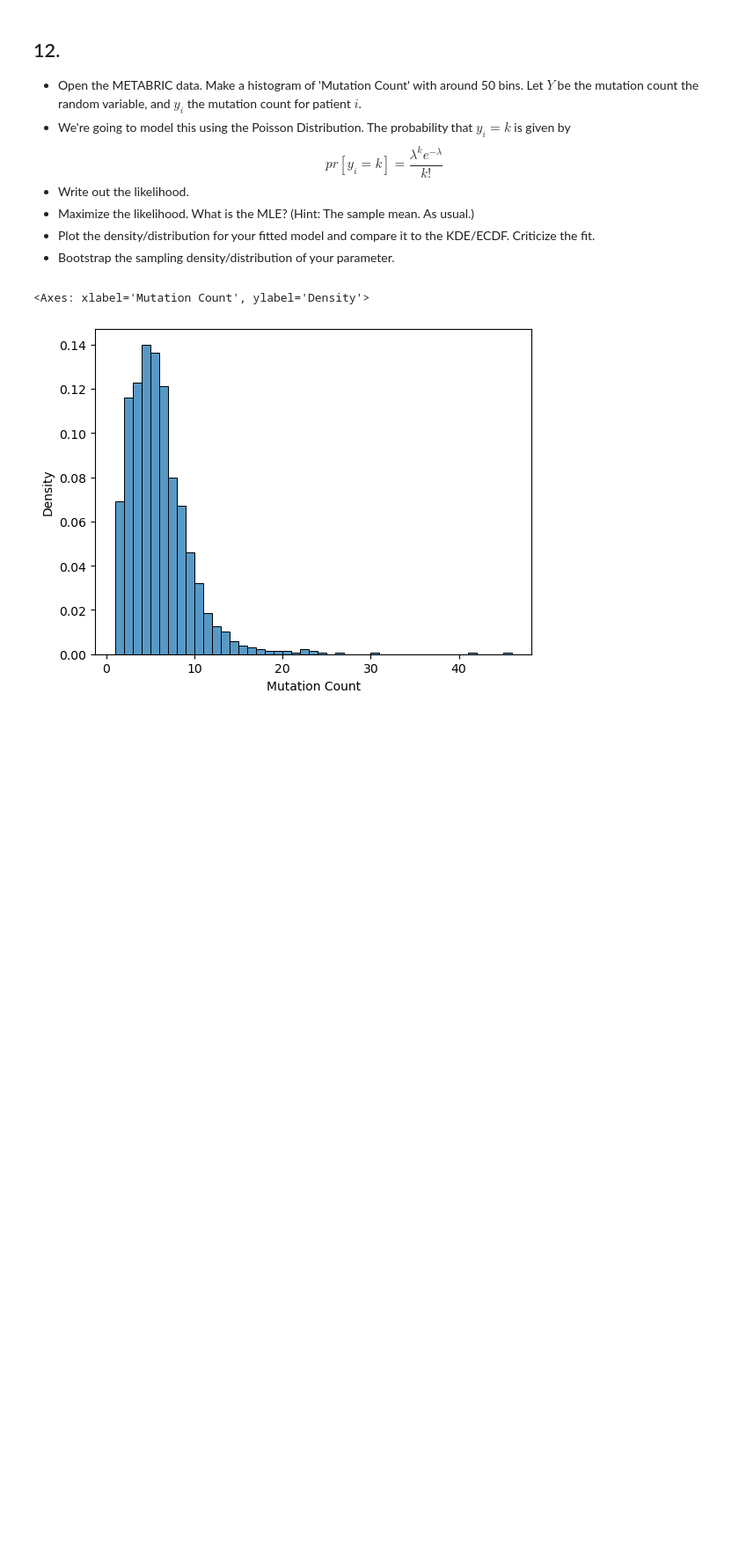
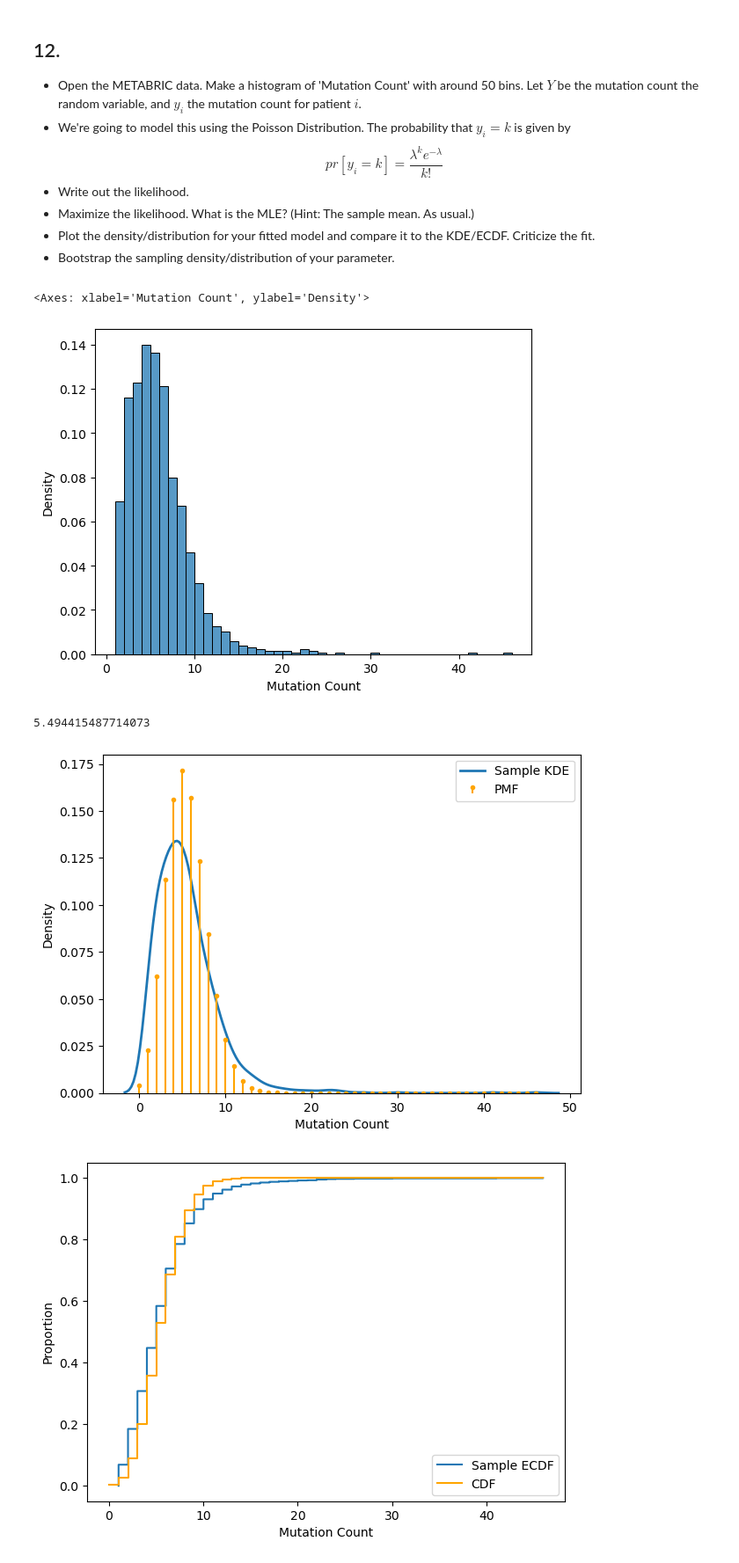
Before and after one commit to jacksonpkennedy/ds5030-assignment-7, a Jupyter notebook: assignment_7.ipynb, the cells around one changed output. Shown at 88% size. Cells and saved outputs as stored; diff of their text form; code cells hidden in the pictures; blank space fills up the shorter version.

```diff
--- a/assignment_7.ipynb
+++ b/assignment_7.ipynb
@@ -189,3 +189,47 @@ sns.histplot(y, stat='density', bins=45)
 # %% [output]
 <Axes: xlabel='Mutation Count', ylabel='Density'>
 [figure]
+# %%
+# MLE (sample mean)
+lambda_hat = y.mean()
+print(lambda_hat)
+# %% [output]
+5.494415487714073
+# %%
+# Integer support
+k = np.arange(0, y.max() + 1)
+
+# Plot 1: KDE vs PMF
+plt.figure(figsize=(7, 5))
+
+# Empirical KDE (continuous)
+sns.kdeplot(y, bw_adjust=1, label='Sample KDE', linewidth=2)
+
+# Fitted Poisson PMF (discrete)
+pmf = sp.stats.poisson.pmf(k, mu=lambda_hat)
+plt.stem(k, pmf, basefmt=' ', linefmt='orange', markerfmt='.', label='PMF')
+
+plt.xlabel('Mutation Count')
+plt.ylabel('Density')
+plt.legend()
+plt.show()
+
+# Plot 2: ECDF vs CDF
+plt.figure(figsize=(7, 5))
+
+# Empirical CDF (ECDF)
+ecdf_x = np.sort(y)
+ecdf_y = np.arange(1, len(y)+1) / len(y)
+plt.step(ecdf_x, ecdf_y, where='post', label='Sample ECDF')
+
+# Fitted Poisson CDF
+cdf = sp.stats.poisson.cdf(k, mu=lambda_hat)
+plt.step(k, cdf, where='post', color='orange', label='CDF')
+
+plt.xlabel('Mutation Count')
+plt.ylabel('Proportion')
+plt.legend()
+plt.show()
+# %% [output]
+[figure, added]
+[figure, added]
```
